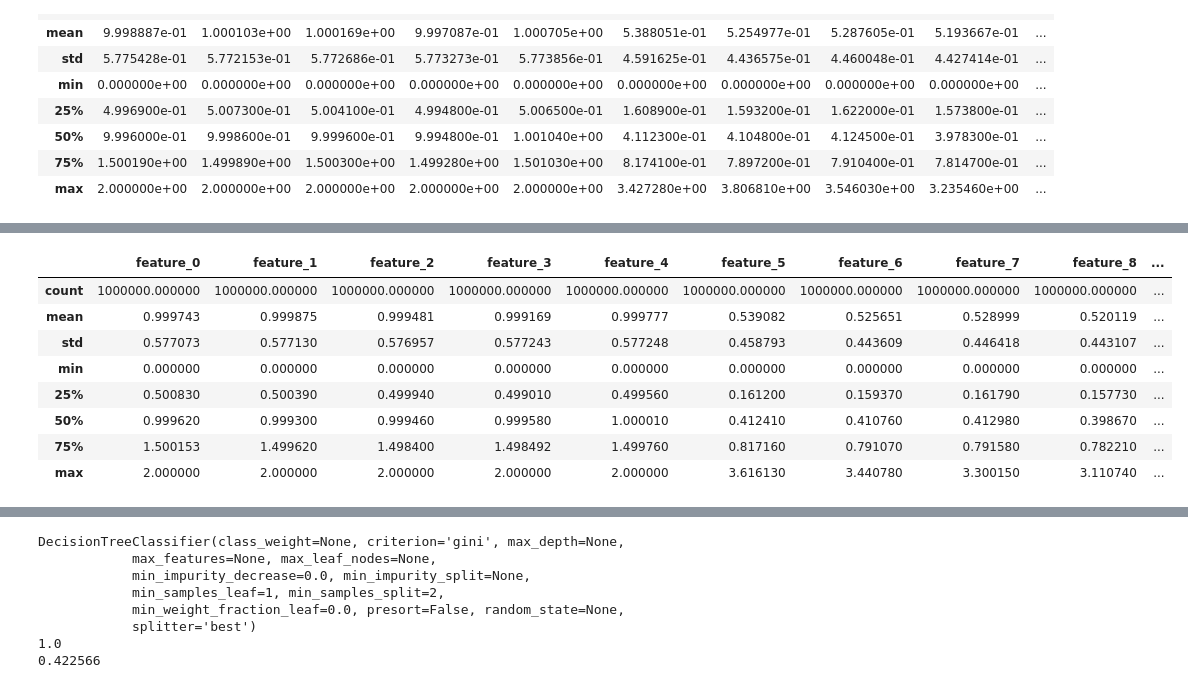
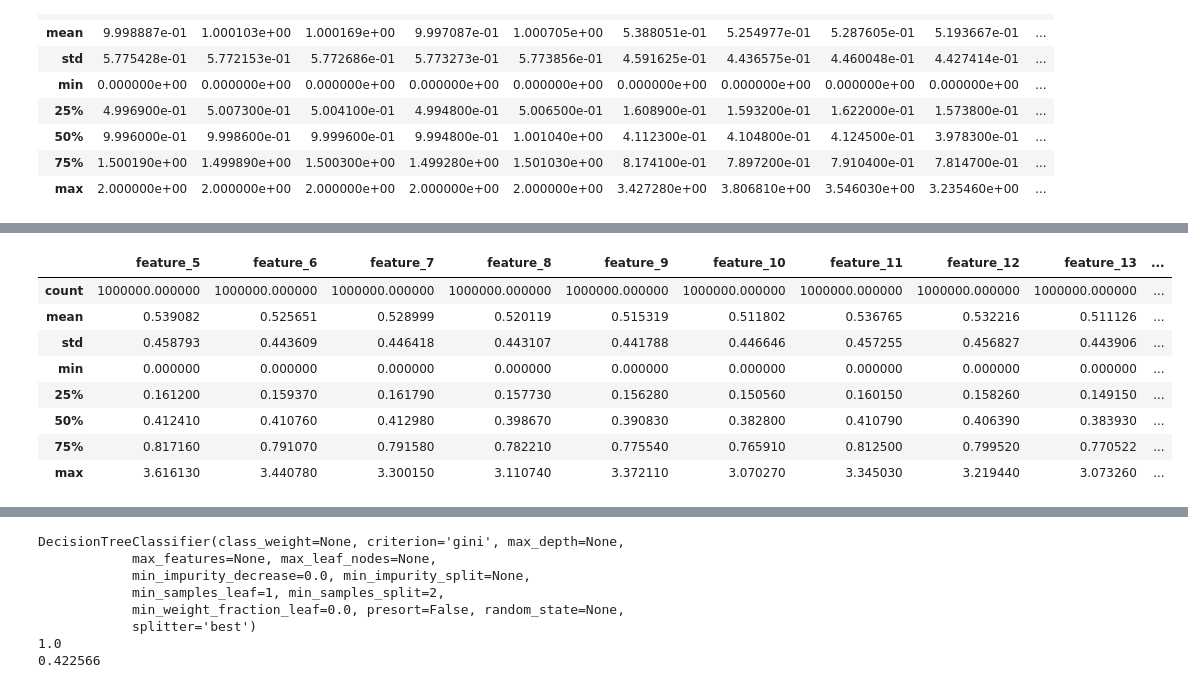
Before and after one commit to wuling31715/Kaggle, a Jupyter notebook: introml2018p2/demo.ipynb, the cells around one changed output, grey strips where cells are left out. Drawn from its saved outputs; the diff is of its cells as text; code cells hidden in the pictures.

```diff
--- a/introml2018p2/demo.ipynb
+++ b/introml2018p2/demo.ipynb
@@ -89,16 +100,17 @@ x_data.describe()
 # %%
 test_data = all_data[1]
+test_data = test_data.drop(['feature_0', 'feature_1', 'feature_2', 'feature_3', 'feature_4', 'feature_25'] , axis=1)
 test_data.describe()
 # %% [output]
-|  | feature_0 | feature_1 | feature_2 | feature_3 | feature_4 | feature_5 | feature_6 | feature_7 | feature_8 | ... |
+|  | feature_5 | feature_6 | feature_7 | feature_8 | feature_9 | feature_10 | feature_11 | feature_12 | feature_13 | ... |
 | count | 1000000.000000 | 1000000.000000 | 1000000.000000 | 1000000.000000 | 1000000.000000 | 1000000.000000 | 1000000.000000 | 1000000.000000 | 1000000.000000 | ... |
-| mean | 0.999743 | 0.999875 | 0.999481 | 0.999169 | 0.999777 | 0.539082 | 0.525651 | 0.528999 | 0.520119 | ... |
-| std | 0.577073 | 0.577130 | 0.576957 | 0.577243 | 0.577248 | 0.458793 | 0.443609 | 0.446418 | 0.443107 | ... |
+| mean | 0.539082 | 0.525651 | 0.528999 | 0.520119 | 0.515319 | 0.511802 | 0.536765 | 0.532216 | 0.511126 | ... |
+| std | 0.458793 | 0.443609 | 0.446418 | 0.443107 | 0.441788 | 0.446646 | 0.457255 | 0.456827 | 0.443906 | ... |
 | min | 0.000000 | 0.000000 | 0.000000 | 0.000000 | 0.000000 | 0.000000 | 0.000000 | 0.000000 | 0.000000 | ... |
-| 25% | 0.500830 | 0.500390 | 0.499940 | 0.499010 | 0.499560 | 0.161200 | 0.159370 | 0.161790 | 0.157730 | ... |
-| 50% | 0.999620 | 0.999300 | 0.999460 | 0.999580 | 1.000010 | 0.412410 | 0.410760 | 0.412980 | 0.398670 | ... |
-| 75% | 1.500153 | 1.499620 | 1.498400 | 1.498492 | 1.499760 | 0.817160 | 0.791070 | 0.791580 | 0.782210 | ... |
-| max | 2.000000 | 2.000000 | 2.000000 | 2.000000 | 2.000000 | 3.616130 | 3.440780 | 3.300150 | 3.110740 | ... |
+| 25% | 0.161200 | 0.159370 | 0.161790 | 0.157730 | 0.156280 | 0.150560 | 0.160150 | 0.158260 | 0.149150 | ... |
+| 50% | 0.412410 | 0.410760 | 0.412980 | 0.398670 | 0.390830 | 0.382800 | 0.410790 | 0.406390 | 0.383930 | ... |
+| 75% | 0.817160 | 0.791070 | 0.791580 | 0.782210 | 0.775540 | 0.765910 | 0.812500 | 0.799520 | 0.770522 | ... |
+| max | 3.616130 | 3.440780 | 3.300150 | 3.110740 | 3.372110 | 3.070270 | 3.345030 | 3.219440 | 3.073260 | ... |
 # %%
 test_data = transoform(test_data, normalization)
 test_data.describe()
```
Also changed, not shown: parts of 14 cells of this notebook, 1 other file.
